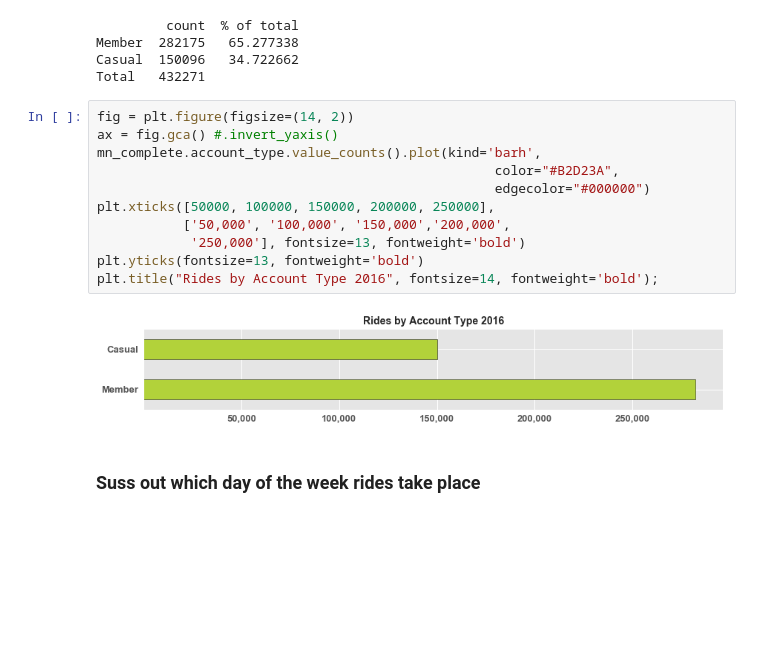
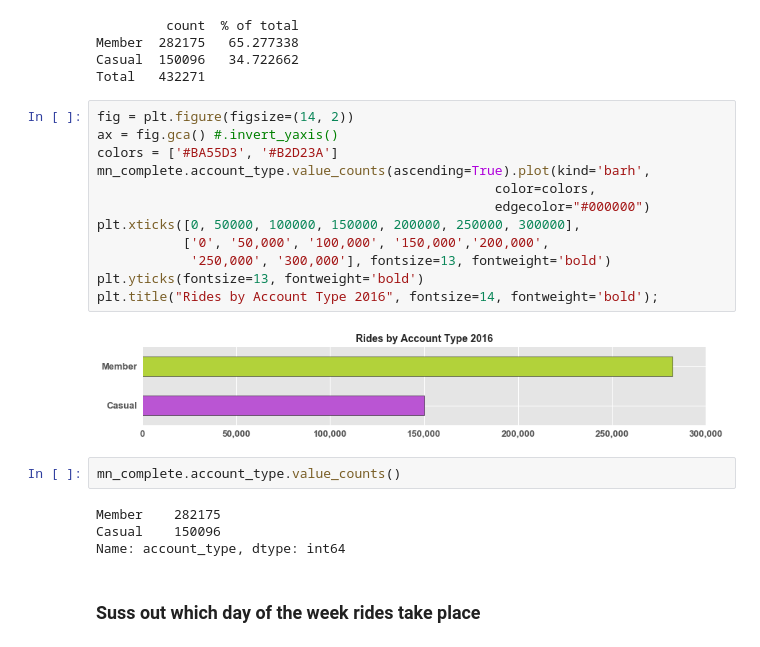
Before and after one commit to Larkin22/MN-Nice-Ride, a Jupyter notebook: MN Nice Ride - Ride Data 2016.ipynb, the cells around one changed output. Saved outputs shown, nothing was run; the diff lists cells and outputs as text; blank space fills up the shorter version.

```diff
--- a/MN Nice Ride - Ride Data 2016.ipynb
+++ b/MN Nice Ride - Ride Data 2016.ipynb
@@ -234,16 +305,23 @@ Total   432271
 # %%
 fig = plt.figure(figsize=(14, 2))
 ax = fig.gca() #.invert_yaxis()
-mn_complete.account_type.value_counts().plot(kind='barh',
-                                                   color="#B2D23A",
+colors = ['#BA55D3', '#B2D23A']
+mn_complete.account_type.value_counts(ascending=True).plot(kind='barh',
+                                                   color=colors,
                                                    edgecolor="#000000")
-plt.xticks([50000, 100000, 150000, 200000, 250000],
-           ['50,000', '100,000', '150,000','200,000',
-            '250,000'], fontsize=13, fontweight='bold')
+plt.xticks([0, 50000, 100000, 150000, 200000, 250000, 300000],
+           ['0', '50,000', '100,000', '150,000','200,000',
+            '250,000', '300,000'], fontsize=13, fontweight='bold')
 plt.yticks(fontsize=13, fontweight='bold')
 plt.title("Rides by Account Type 2016", fontsize=14, fontweight='bold');
 # %% [output]
-[figure, old version]
+[figure, new version]
+# %%
+mn_complete.account_type.value_counts()
+# %% [output]
+Member    282175
+Casual    150096
+Name: account_type, dtype: int64
 # %% [markdown]
 ### Suss out which day of the week rides take place
 # %%
```
Also changed, not shown: parts of 17 cells of this notebook, 5 other files.
